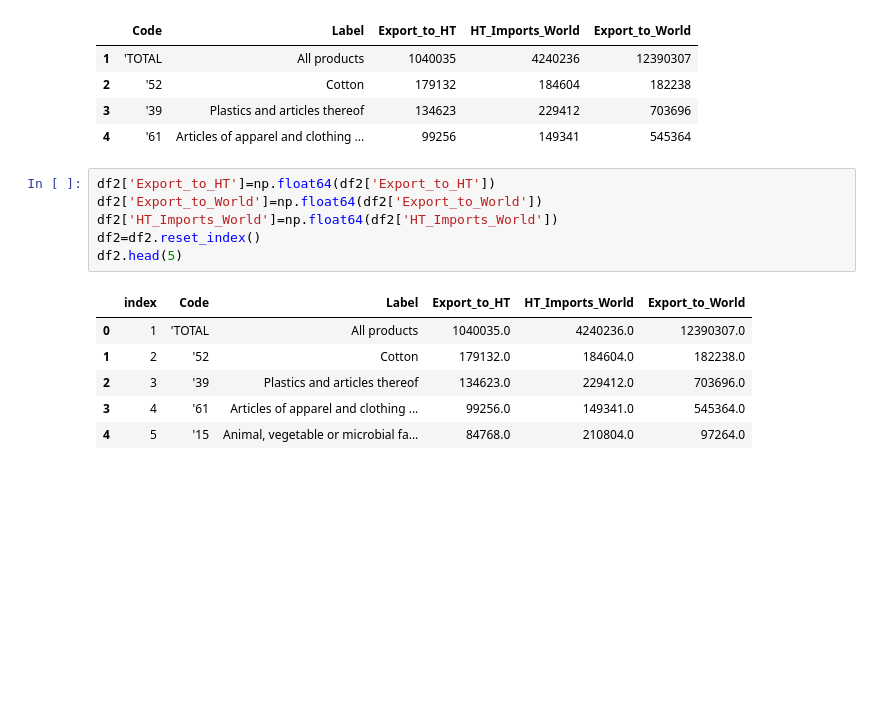
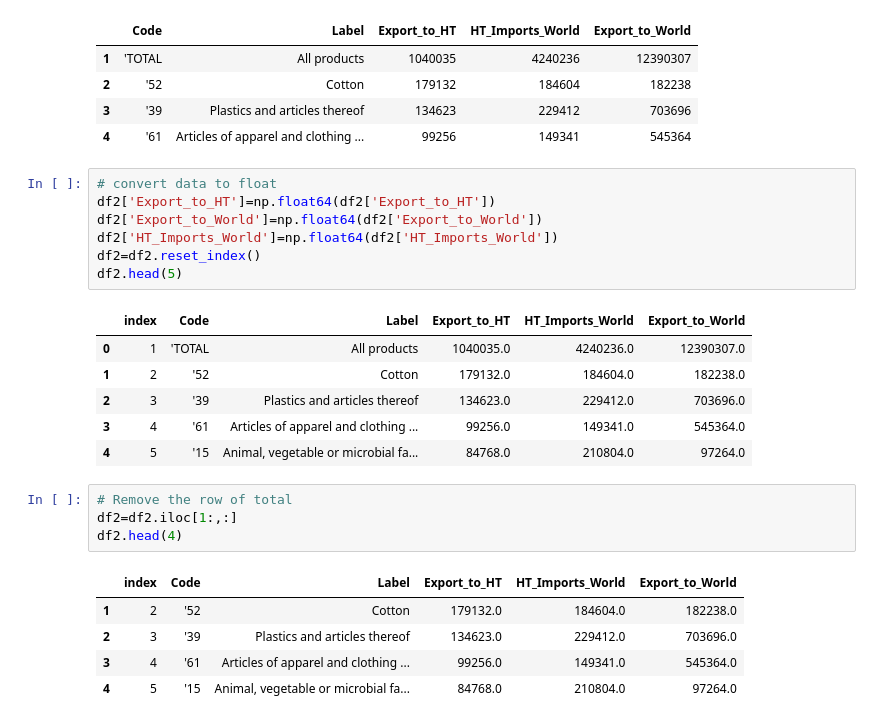
Before and after one commit to raulincadet/HT_DR, a Jupyter notebook: DRexportHTshare.ipynb, the cells around one changed output. Saved outputs shown, nothing was run; the diff lists cells and outputs as text; blank space fills up the shorter version.

```diff
--- a/DRexportHTshare.ipynb
+++ b/DRexportHTshare.ipynb
@@ -29,6 +34,7 @@ df2.head(4)
 | 3 | '39 | Plastics and articles thereof | 134623 | 229412 | 703696 |
 | 4 | '61 | Articles of apparel and clothing ... | 99256 | 149341 | 545364 |
 # %%
+# convert data to float
 df2['Export_to_HT']=np.float64(df2['Export_to_HT'])
 df2['Export_to_World']=np.float64(df2['Export_to_World'])
 df2['HT_Imports_World']=np.float64(df2['HT_Imports_World'])
@@ -41,6 +47,16 @@ df2.head(5)
 | 2 | 3 | '39 | Plastics and articles thereof | 134623.0 | 229412.0 | 703696.0 |
 | 3 | 4 | '61 | Articles of apparel and clothing ... | 99256.0 | 149341.0 | 545364.0 |
 | 4 | 5 | '15 | Animal, vegetable or microbial fa... | 84768.0 | 210804.0 | 97264.0 |
+# %%
+# Remove the row of total
+df2=df2.iloc[1:,:]
+df2.head(4)
+# %% [output]
+|  | index | Code | Label | Export_to_HT | HT_Imports_World | Export_to_World |
+| 1 | 2 | '52 | Cotton | 179132.0 | 184604.0 | 182238.0 |
+| 2 | 3 | '39 | Plastics and articles thereof | 134623.0 | 229412.0 | 703696.0 |
+| 3 | 4 | '61 | Articles of apparel and clothing ... | 99256.0 | 149341.0 | 545364.0 |
+| 4 | 5 | '15 | Animal, vegetable or microbial fa... | 84768.0 | 210804.0 | 97264.0 |
 # %%
 # remove rows of products where export to Haiti is zero
 df2=df2[df2['Export_to_HT']!=np.float64(0)]
```
Also changed, not shown: parts of 13 cells of this notebook.
